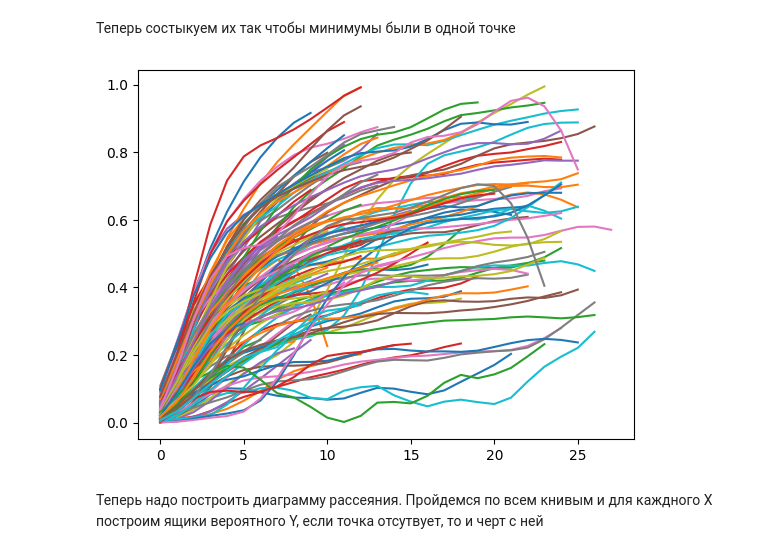
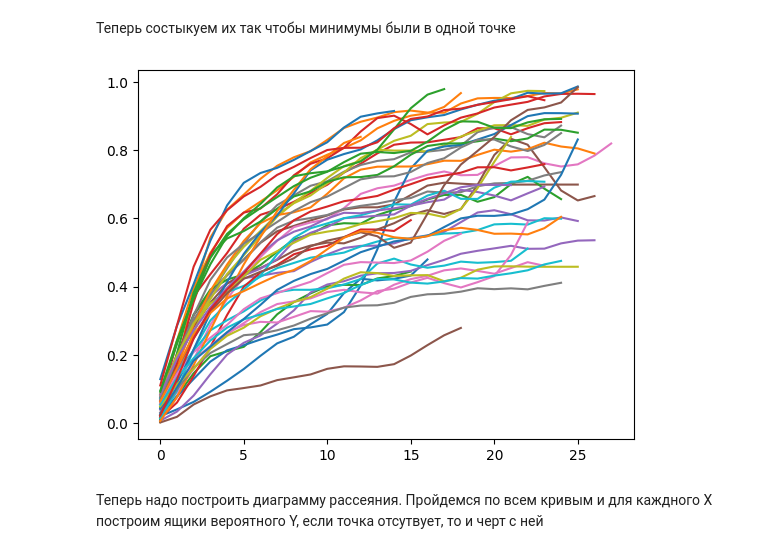
Before and after one commit to ololoshka2871/laser-precision-adjust, a Jupyter notebook: find_shot/analise_all_data.ipynb, the cells around one changed output. Cells and saved outputs as stored; diff of their text form; code cells hidden in the pictures.

```diff
--- a/find_shot/analise_all_data.ipynb
+++ b/find_shot/analise_all_data.ipynb
@@ -135,7 +134,9 @@ describe_fragment(sl, 0.5)
 for s in serie:
     plt.plot(sl, 'b.')
 generator = iter(sl)
-for (start, points) in fragment_iterator(generator, 0.5, 30):
+for fragment_descr in fragment_iterator(generator, 0.85, 30):
+    start = fragment_descr['start']
+    points = fragment_descr['y_origin']
     print(f'-> Start: {start}, len: {len(points)}')
     plt.plot(range(start, start + len(points)), points)
 # %% [output]
@@ -162,15 +164,18 @@ global_fragments = []
 
 for i, serie in enumerate(global_series):
     generator = iter(serie)
-    for (start, points) in fragment_iterator(generator, 0.5, 30):
+    for fragment_descr in fragment_iterator(generator, 0.85, 30):
+        start = fragment_descr['start']
+        points = fragment_descr['smooth_data']
         _min = min(points)
         _max = max(points)
-        if _max - _min > 1.0 or \
+        if len(points) <= 15 or \
+            _max - _min > 1.0 or \
             _max - _min < 0.2 or \
             points[0] >= points[-1]:
             continue
-        points = np.array(points) - _min
-        global_fragments.append(points)
+        fragment_descr['zero-aligned-smooth'] = np.array(points) - _min
+        global_fragments.append(fragment_descr)
 
 print(f'Всего {len(global_fragments)} фрагментов')
 # %% [output]
@@ -178,4 +183,5 @@ print(f'Всего {len(global_fragments)} фрагментов')
 # %%
-for i, fragment in enumerate(global_fragments[:]):
-    plt.plot(fragment, '-')
+for i, fragment_descr in enumerate(global_fragments[:]):
+    data = fragment_descr['zero-aligned-smooth']
+    plt.plot(data, '-')
 # %% [output]
@@ -183,15 +189,3 @@ for i, fragment in enumerate(global_fragments[:]):
 # %% [markdown]
 Все еще слишком много кривых фрагментов, отбросим:
 - такие у которых производная в последней точке > 0.1
-# %%
-def drop_invalid_fragment(fragment: list[float]) -> bool:
-    dns, _ = create_denoized_spline(fragment, 0.5)
-    derivative = [dns(x, 1) for x in range(len(fragment))]
-
-    return derivative[-1] < 0.04
-
-
-fragments = list(filter(drop_invalid_fragment, global_fragments))
-
-for fragment in fragments[:]:
-    plt.plot(fragment, '-')
@@ -201,21 +236,22 @@ for fragment in fragments[:]:
 Теперь состыкуем их так чтобы минимумы были в одной точке
 # %%
 def number_of_furst_min(fragment: list[float]) -> int:
-    min = fragment[0]
-    for i, y in enumerate(fragment[1:]):
+    data = fragment['smooth_data']
+    min = data[0]
+    for i, y in enumerate(data[1:]):
         if y > min:
             return i + 1
         else:
             min = y
     return 0
 
 mins_numbers = [number_of_furst_min(fragment) for fragment in fragments]
-moved_fragments = [fragment[min_number:] for fragment, min_number in zip(fragments, mins_numbers)]
+moved_fragments = [fragment['zero-aligned-smooth'][min_number:] for fragment, min_number in zip(fragments, mins_numbers)]
 
 for fragment in moved_fragments[:]:
     plt.plot(fragment, '-')
 # %% [output]
-[figure, old version]
+[figure, new version]
 # %% [markdown]
 Теперь надо построить диаграмму рассеяния.
-Пройдемся по всем книвым и для каждного X построим ящики вероятного Y, если точка отсутвует, то и черт с ней
+Пройдемся по всем кривым и для каждного X построим ящики вероятного Y, если точка отсутвует, то и черт с ней
```
Also changed, not shown: parts of 11 cells of this notebook, 3 other files.
